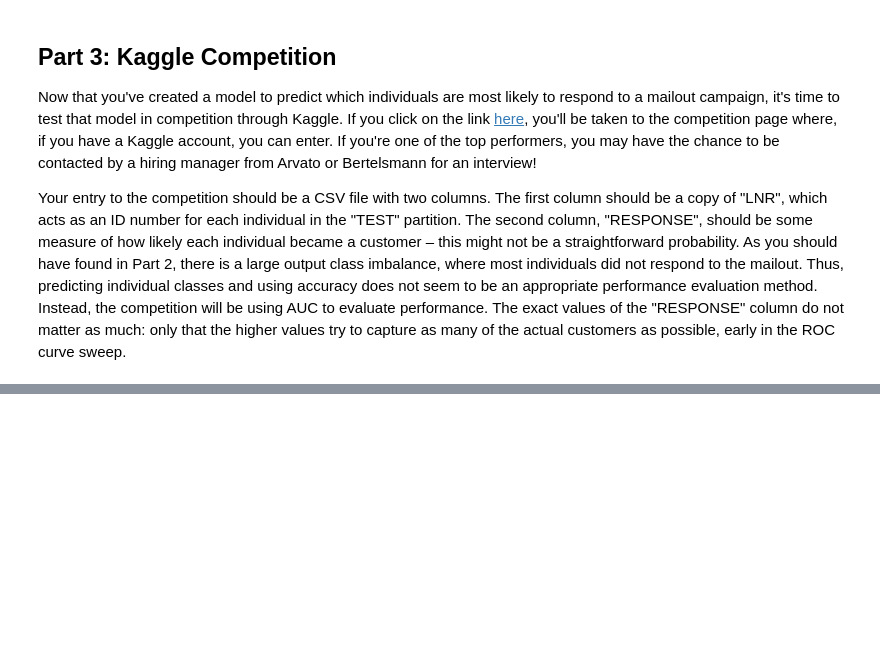
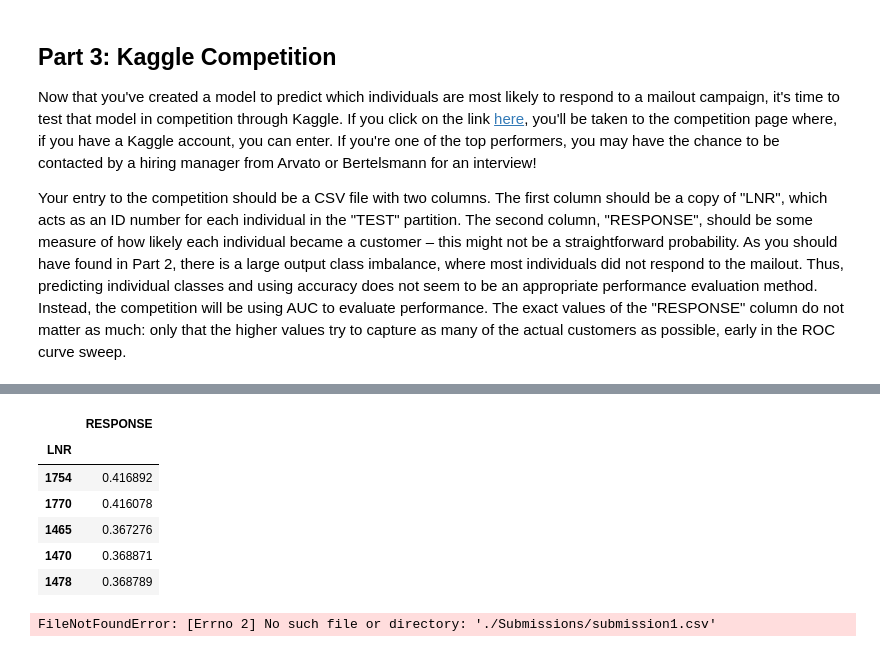
Before and after one commit to pranaymodukuru/Bertelsmann-Arvato-customer-segmentation, a Jupyter notebook: Arvato Project Workbook.ipynb, the cells around one changed output, grey strips where cells are left out. Drawn from its saved outputs; the diff is of its cells as text; code cells hidden in the pictures; blank space fills up the shorter version.

Commit message:
first submission

```diff
--- a/Arvato Project Workbook.ipynb
+++ b/Arvato Project Workbook.ipynb
@@ -2238,0 +2239,4 @@ Your entry to the competition should be a CSV file with two columns. The first c
+# %%
+mailout_test_LNR = mailout_test["LNR"]
+mailout_test = clean_data_for_supervised(azdias, mailout_test, attributes_values)
+mailout_test = pd.DataFrame(scaler.transform(mailout_test), columns = mailout_test.columns)
@@ -2238,0 +2256,21 @@ Your entry to the competition should be a CSV file with two columns. The first c
+# %%
+best_adaboost.fit(mailout_train, labels)
+# %%
+preds_test_adaboost = best_adaboost.predict_proba(mailout_test)[:,1]
+# %%
+kaggle_adaboost = pd.DataFrame(index=mailout_test_LNR, data=preds_test_adaboost)
+kaggle_adaboost.rename(columns={0: "RESPONSE"}, inplace=True)
+# %%
+kaggle_adaboost.head()
+# %% [output]
+|  | RESPONSE |
+| LNR |  |
+| 1754 | 0.416892 |
+| 1770 | 0.416078 |
+| 1465 | 0.367276 |
+| 1470 | 0.368871 |
+| 1478 | 0.368789 |
+# %%
+kaggle_adaboost.to_csv("./Submissions/submission1.csv")
+# %% [output]
+FileNotFoundError: [Errno 2] No such file or directory: './Submissions/submission1.csv'
```
Also changed, not shown: parts of 7 cells of this notebook, 2 other files.
